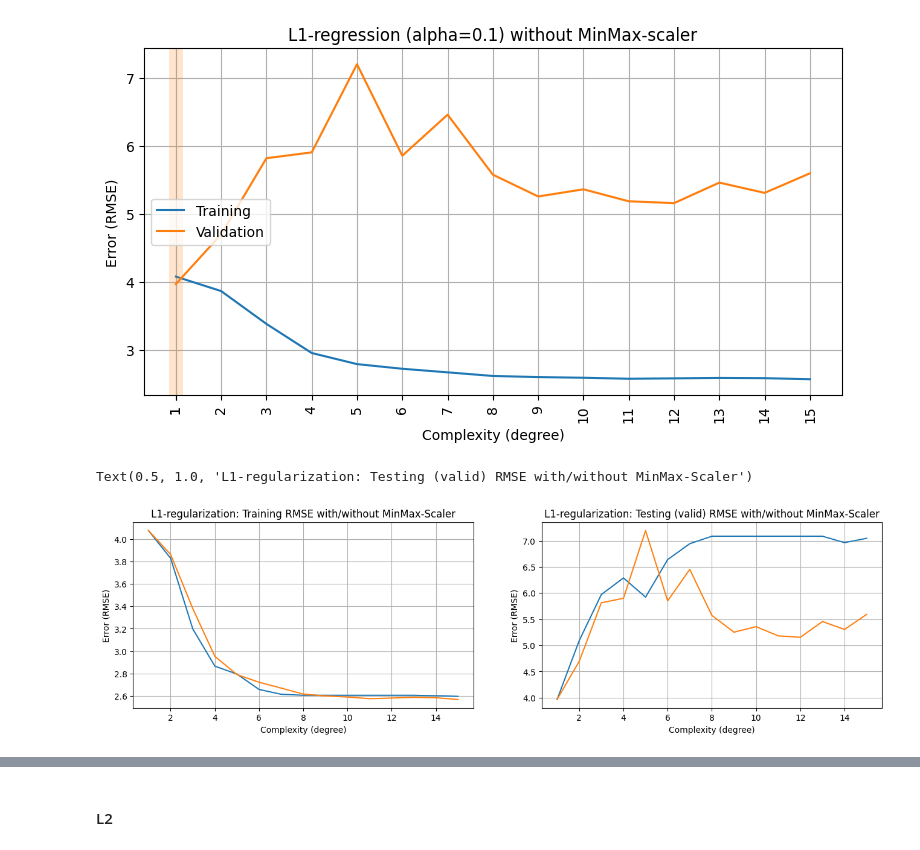
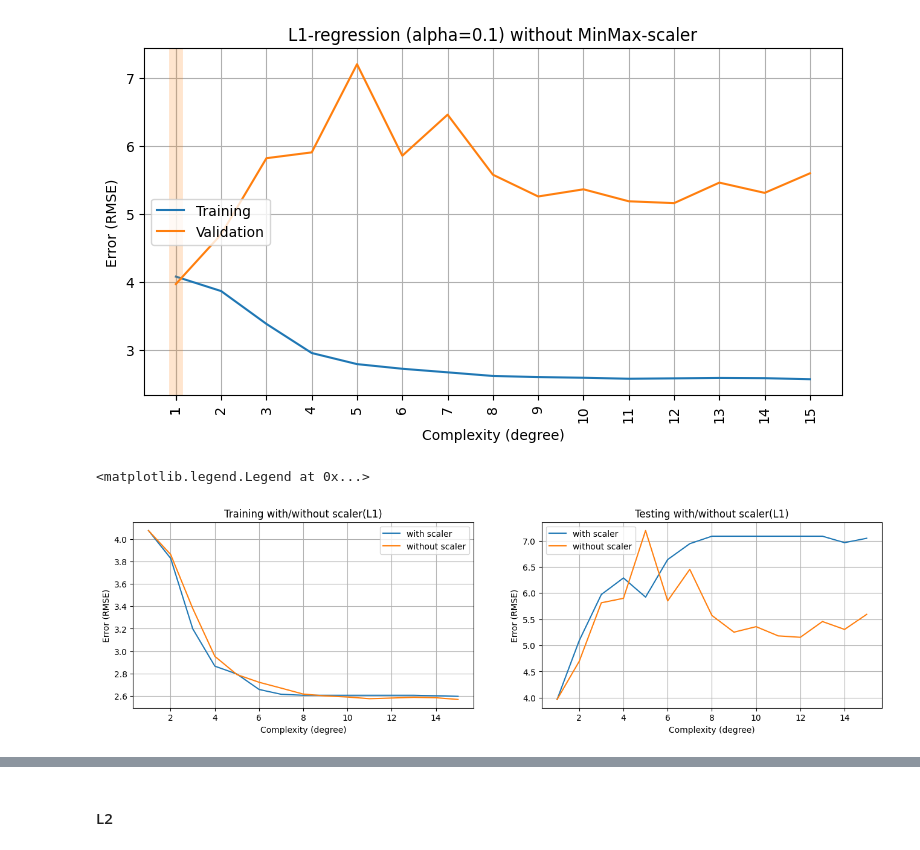
Before and after one commit to kri1mka/ml-intro, a Jupyter notebook: 4_overfitting_regularization/overfitting_regularization.ipynb, the cells around one changed output, grey strips where cells are left out. Saved outputs shown, nothing was run; the diff lists cells and outputs as text; code cells hidden in the pictures.

Commit message:
Updated [Task 4] Overfitting Regularization

```diff
--- a/4_overfitting_regularization/overfitting_regularization.ipynb
+++ b/4_overfitting_regularization/overfitting_regularization.ipynb
@@ -687,19 +699,23 @@ plot_fitting_graph(DEGREES, rmse_train_no_scaler, rmse_test_no_scaler, xlabel='C
 [figure]
 # %%
 fig, axes = plt.subplots(ncols=2, nrows=1, figsize=(16,4))
-axes[0].plot(DEGREES, rmse_train_scaler, label='scaler')
-axes[0].plot(DEGREES, rmse_train_no_scaler, label='no scaler')
+
+axes[0].plot(DEGREES, rmse_train_scaler, label = 'with scaler')
+axes[0].plot(DEGREES, rmse_train_no_scaler, label = "without scaler")
+axes[0].legend()
 axes[0].grid(True)
 axes[0].set_ylabel('Error (RMSE)')
 axes[0].set_xlabel('Complexity (degree)')
-axes[0].set_title('Training with/without MinMax-Scaler(L2)')
+axes[0].set_title('Training with/without scaler(L1)')
 
-axes[1].plot(DEGREES, rmse_test_scaler, label='scaler')
-axes[1].plot(DEGREES, rmse_test_no_scaler, label='no scaler')
+axes[1].plot(DEGREES, rmse_test_scaler, label='with scaler')
+axes[1].plot(DEGREES, rmse_test_no_scaler, label='without scaler')
+axes[0].legend()
 axes[1].grid(True)
 axes[1].set_ylabel('Error (RMSE)')
 axes[1].set_xlabel('Complexity (degree)')
-axes[1].set_title('Testing with/without MinMax-Scaler(L1)')
+axes[1].set_title('Testing with/without scaler(L1)')
+axes[1].legend()
 # %% [output]
-Text(0.5, 1.0, 'L1-regularization: Testing (valid) RMSE with/without MinMax-Scaler')
+<matplotlib.legend.Legend at 0x...>
-[figure, old version]
+[figure, new version]
```
Also changed, not shown: parts of 16 cells of this notebook.
